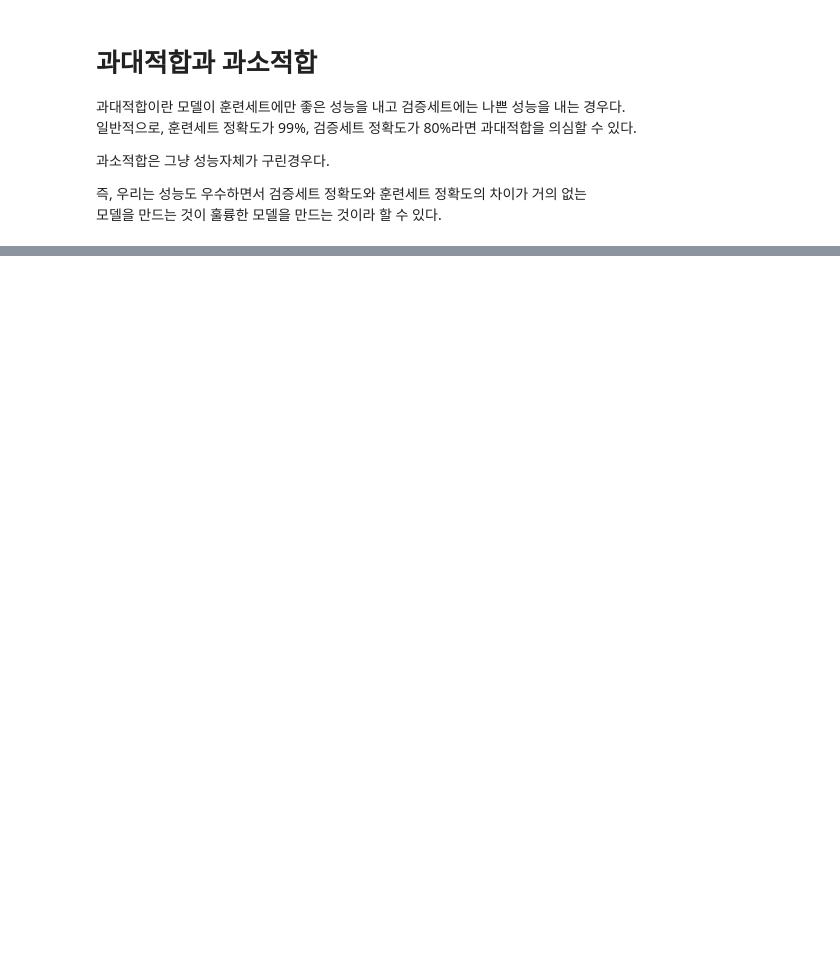
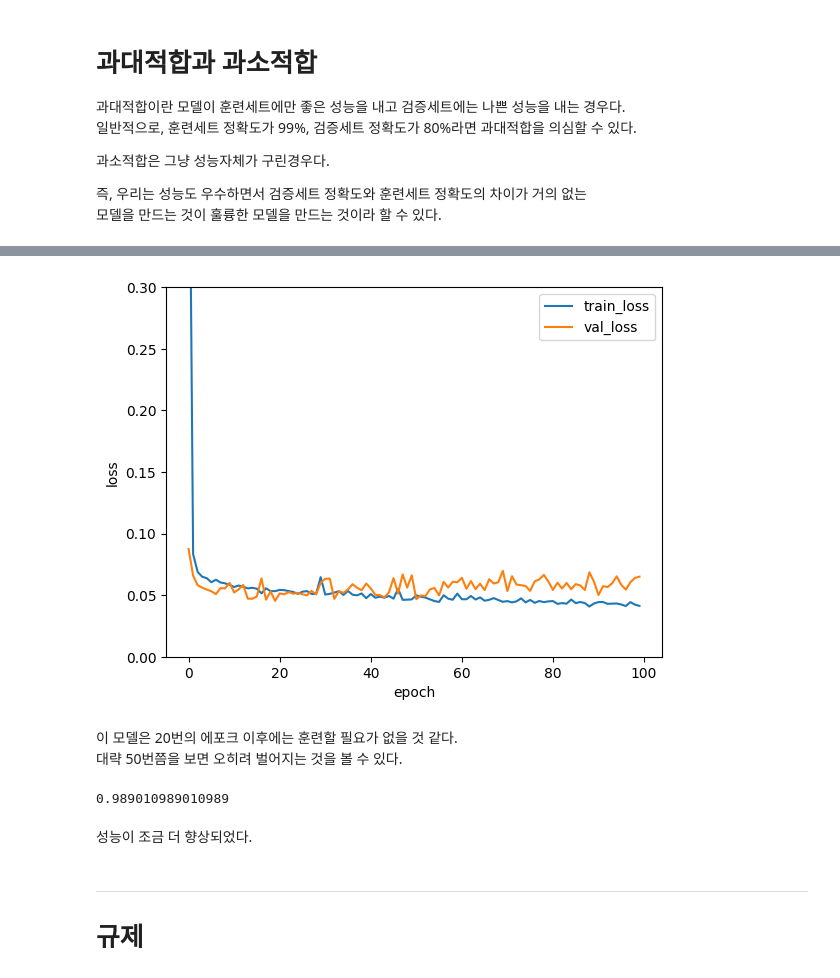
Before and after one commit to Tarel-Github/Artificial_Intelligence_practice, a Jupyter notebook: 02. Doit_DeepLearning/3-2. 훈련노하우: 과대적합과 과소적합.ipynb, the cells around one changed output, grey strips where cells are left out. Saved outputs shown, nothing was run; the diff lists cells and outputs as text; code cells hidden in the pictures; blank space fills up the shorter version.

```diff
--- a/02. Doit_DeepLearning/3-2. 훈련노하우: 과대적합과 과소적합.ipynb
+++ b/02. Doit_DeepLearning/3-2. 훈련노하우: 과대적합과 과소적합.ipynb
@@ -4,0 +15,4 @@ import numpy as np
+# %%
+# 검증세트 분할
+x_train, x_val, y_train, y_val = train_test_split(x_train_all, y_train_all, stratify=y_train_all, test_size=0.2, random_state=42)
+print(len(x_train), len(x_val))
@@ -5,3 +21,11 @@ import numpy as np
+# %%
+# 넘파이로 표준화 구현하기
+train_mean = np.mean(x_train, axis = 0)
+train_std = np.std(x_train, axis = 0)
+x_train_scaled = (x_train - train_mean) / train_std
+# %%
+# 올바른 전처리
+x_val_scaled = (x_val - train_mean) / train_std
 # %% [markdown]
 # 과대적합과 과소적합
 
@@ -89,0 +136,30 @@ class SingleLayer:
+# %%
+# 모델 훈련
+layer3 = SingleLayer()
+layer3.fit(x_train_scaled, y_train, x_val=x_val_scaled, y_val=y_val)
+# %%
+# 그래프 그리기
+plt.ylim(0, 0.3)
+plt.plot(layer3.losses)
+plt.plot(layer3.val_losses)
+plt.ylabel('loss')
+plt.xlabel('epoch')
+plt.legend(['train_loss', 'val_loss'])
+plt.show()
+# %% [output]
+[figure, added]
+# %% [markdown]
+이 모델은 20번의 에포크 이후에는 훈련할 필요가 없을 것 같다.
+대략 50번쯤을 보면 오히려 벌어지는 것을 볼 수 있다.
+# %%
+# 훈련 조기종료
+layer4 = SingleLayer( )
+layer4.fit(x_train_scaled, y_train, epochs=20)
+layer4.score(x_val_scaled, y_val)
+# %% [output]
+0.989010989010989
+# %% [markdown]
+성능이 조금 더 향상되었다.
+# %% [markdown]
+---
+# 규제
```
Also changed, not shown: parts of 6 cells of this notebook.
